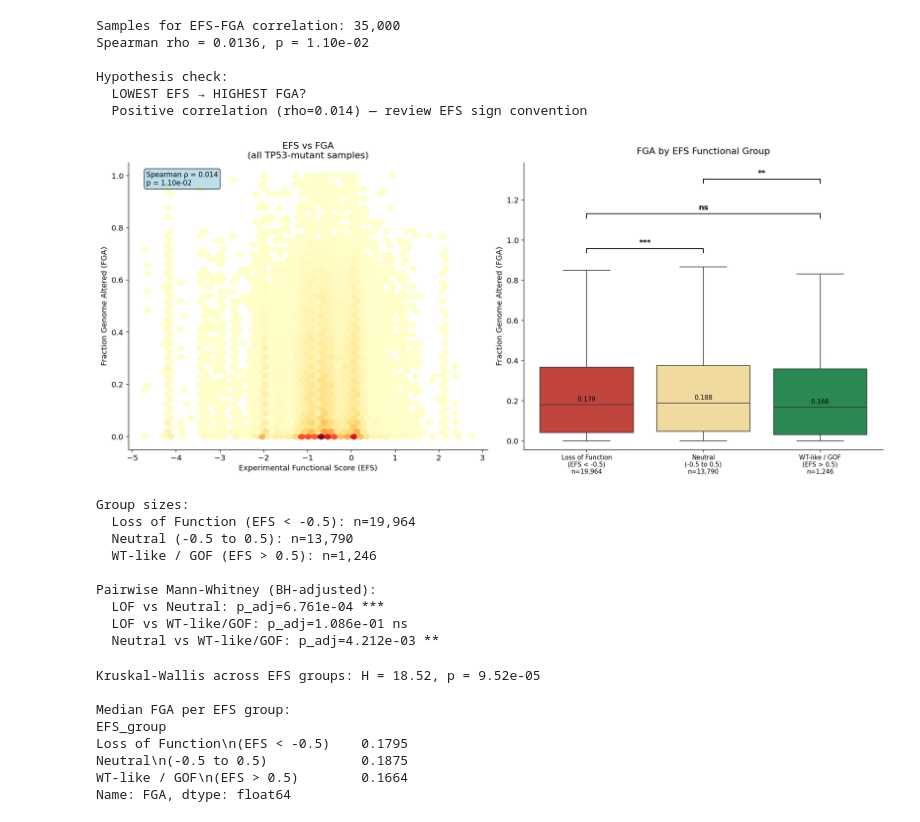
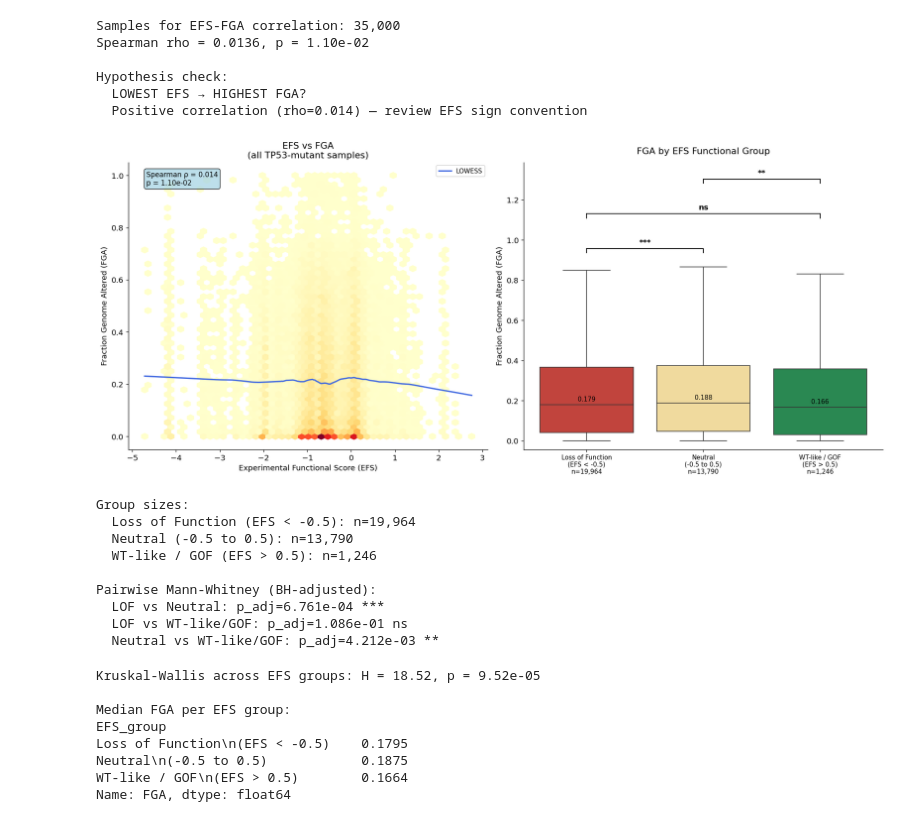
Before and after one commit to OrnitB/cancer_bioinformatics, a Jupyter notebook: project/tp53_cnv_analysis.ipynb, the cells around one changed output. Cells and saved outputs as stored; diff of their text form; code cells hidden in the pictures.

```diff
--- a/project/tp53_cnv_analysis.ipynb
+++ b/project/tp53_cnv_analysis.ipynb
@@ -818,6 +818,15 @@ ax.set_title('EFS vs FGA\n(all TP53-mutant samples)')
 ax.annotate(f'Spearman \u03c1 = {rho:.3f}\np = {p_corr:.2e}',
             xy=(0.05, 0.92), xycoords='axes fraction', fontsize=10,
             bbox=dict(boxstyle='round', facecolor='lightblue', alpha=0.8))
+
+# LOWESS smoothing line
+from statsmodels.nonparametric.smoothers_lowess import lowess
+sorted_idx = efs_fga['EFS_final'].argsort()
+x_sorted = efs_fga['EFS_final'].values[sorted_idx]
+y_sorted = efs_fga['FGA'].values[sorted_idx]
+smoothed = lowess(y_sorted, x_sorted, frac=0.2, return_sorted=True)
+ax.plot(smoothed[:, 0], smoothed[:, 1], color='royalblue', lw=2, label='LOWESS')
+ax.legend(loc='upper right', fontsize=9)
 
 # Right: Three-group comparison
 ax = axes[1]
@@ -877,34 +886,34 @@ y_top = max(w_tops)
 ax.set_ylim(top=y_top * 1.6)
 bar_starts = [y_top * 1.08, y_top * 1.28, y_top * 1.48]
 tip = y_top * 0.025
 for k, (i, j) in enumerate(pairs):
     y = bar_starts[k]
     ax.plot([i, i, j, j], [y, y+tip, y+tip, y], color='black', lw=1.2, clip_on=False)
     ax.text((i+j)/2, y+tip*1.5, sig_label(pvals_adj[k]),
             ha='center', va='bottom', fontsize=11, fontweight='bold')
 
 ax.set_title('FGA by EFS Functional Group', pad=12)
 ax.set_xlabel('')  # remove default xlabel, use custom below
 ax.set_ylabel('Fraction Genome Altered (FGA)')
 
 # Custom x-tick labels with n counts on second line
 tick_labels = [f'{g.split(chr(10))[0]}\n{g.split(chr(10))[1]}\nn={group_sizes[g]:,}'
                for g in group_order]
 ax.set_xticklabels(tick_labels, fontsize=9)
 
 plt.tight_layout()
 plt.savefig('figures/fig6_efs_fga_correlation.png', dpi=150, bbox_inches='tight')
 plt.show()
 
 print('Group sizes:')
 for g, n in group_sizes.items():
     print(f'  {g.replace(chr(10), " ")}: n={n:,}')
 print('\nPairwise Mann-Whitney (BH-adjusted):')
 labels = ['LOF', 'Neutral', 'WT-like/GOF']
 for k, (i, j) in enumerate(pairs):
     print(f'  {labels[i]} vs {labels[j]}: p_adj={pvals_adj[k]:.3e} {sig_label(pvals_adj[k])}')
 # %% [output]
-[figure, old version]
+[figure, new version]
 Group sizes:
   Loss of Function (EFS < -0.5): n=19,964
   Neutral (-0.5 to 0.5): n=13,790
```
Also changed, not shown: 5 other files.
